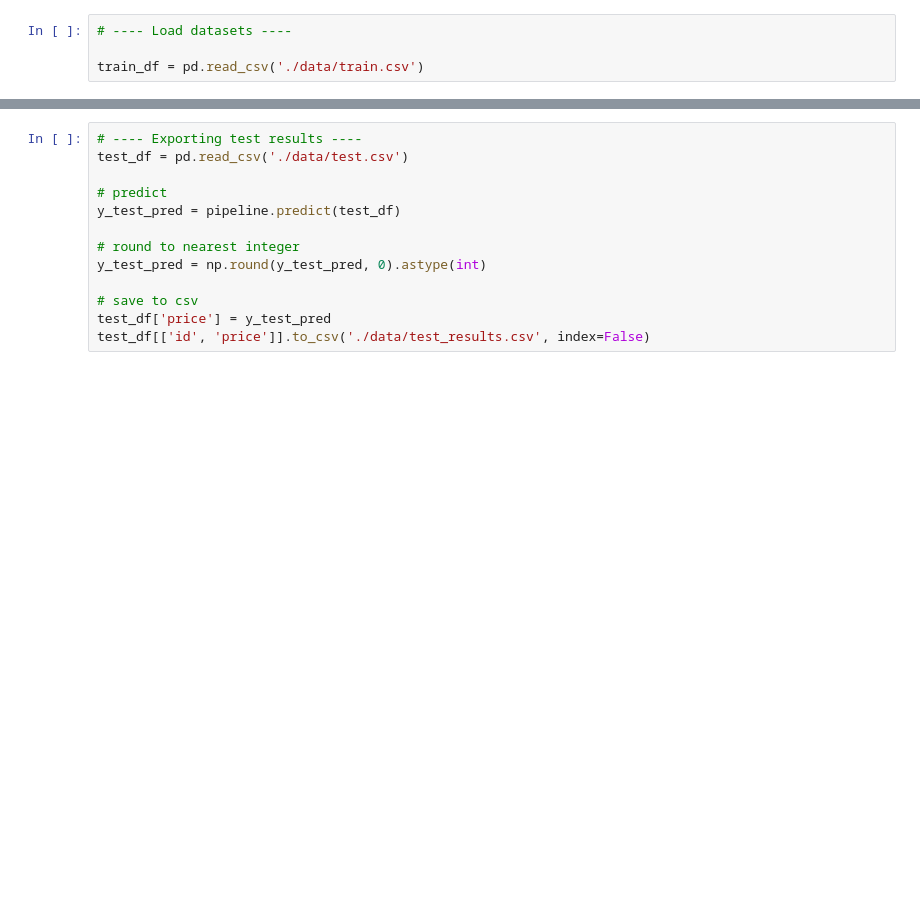
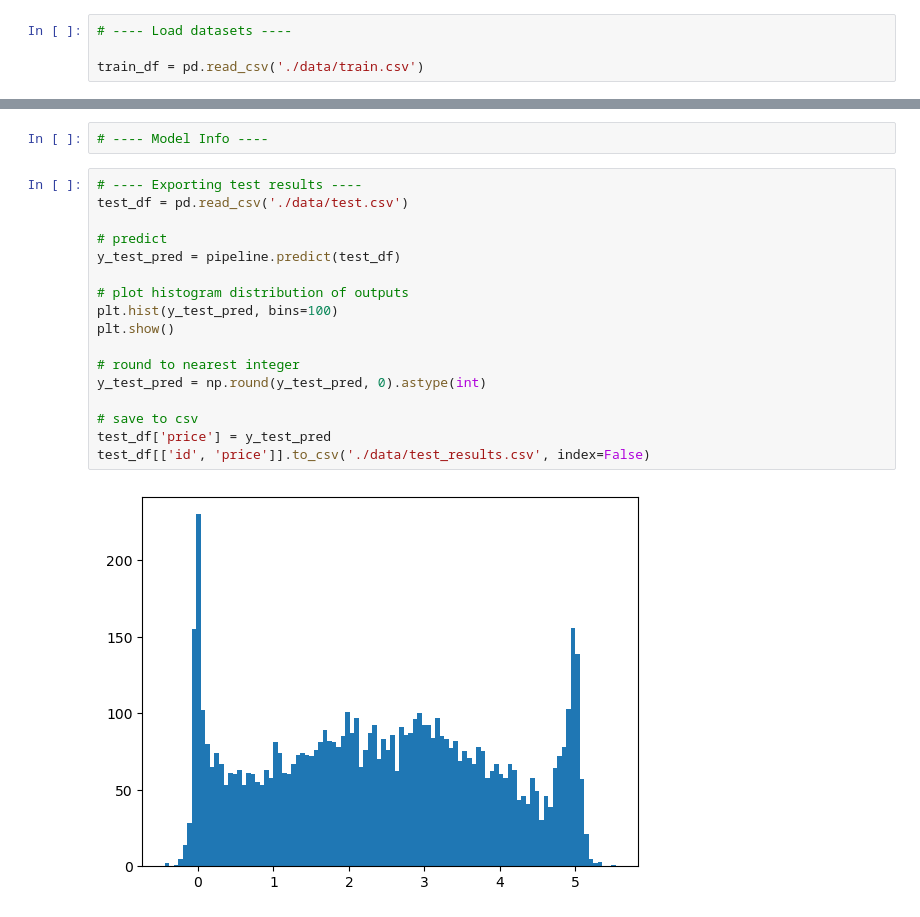
Before and after one commit to michaelscutari/cs671-kaggle-project, a Jupyter notebook: Airbnbpricing_v2_pipeline.ipynb, the cells around one changed output, grey strips where cells are left out. Saved outputs shown, nothing was run; the diff lists cells and outputs as text; blank space fills up the shorter version.

```diff
--- a/Airbnbpricing_v2_pipeline.ipynb
+++ b/Airbnbpricing_v2_pipeline.ipynb
@@ -311,16 +386,24 @@ Test RMSE: 0.7257
+# %%
+# ---- Model Info ----
 # %%
 # ---- Exporting test results ----
 test_df = pd.read_csv('./data/test.csv')
 
 # predict
 y_test_pred = pipeline.predict(test_df)
 
+# plot histogram distribution of outputs
+plt.hist(y_test_pred, bins=100)
+plt.show()
+
 # round to nearest integer
 y_test_pred = np.round(y_test_pred, 0).astype(int)
 
 # save to csv
 test_df['price'] = y_test_pred
 test_df[['id', 'price']].to_csv('./data/test_results.csv', index=False)
+# %% [output]
+[figure, added]
 # %%
 # ---- Feature Importance ----
 # Function to get feature names from the ColumnTransformer
```
Also changed, not shown: parts of 22 cells of this notebook, 26 other files.
